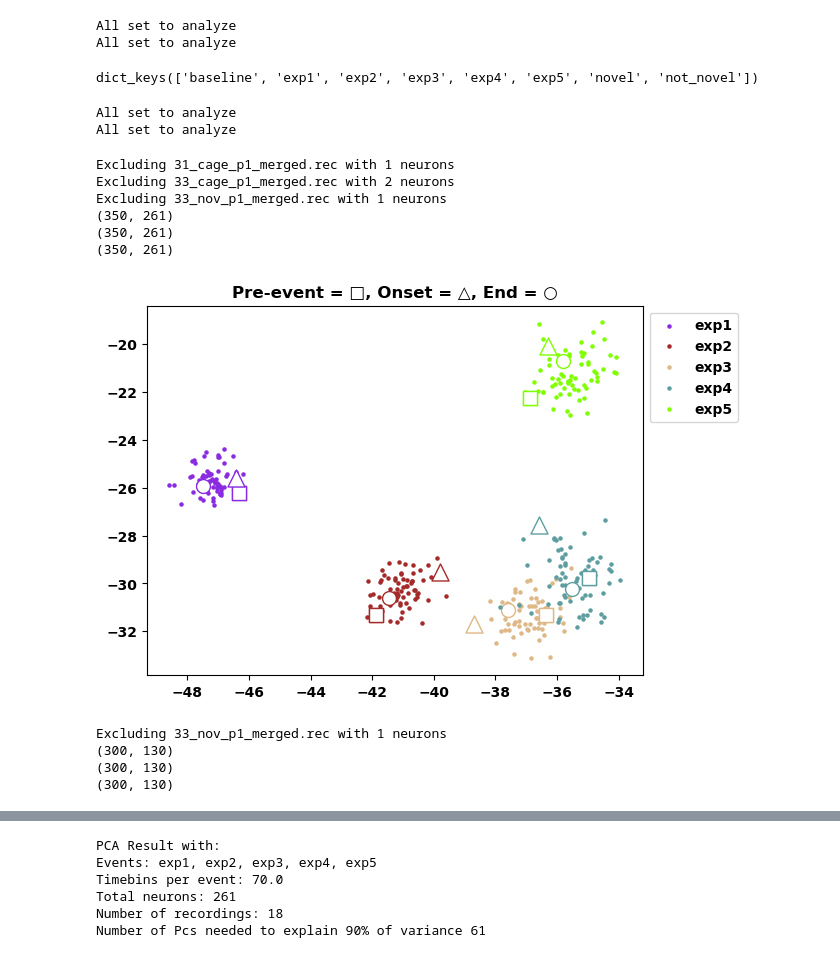
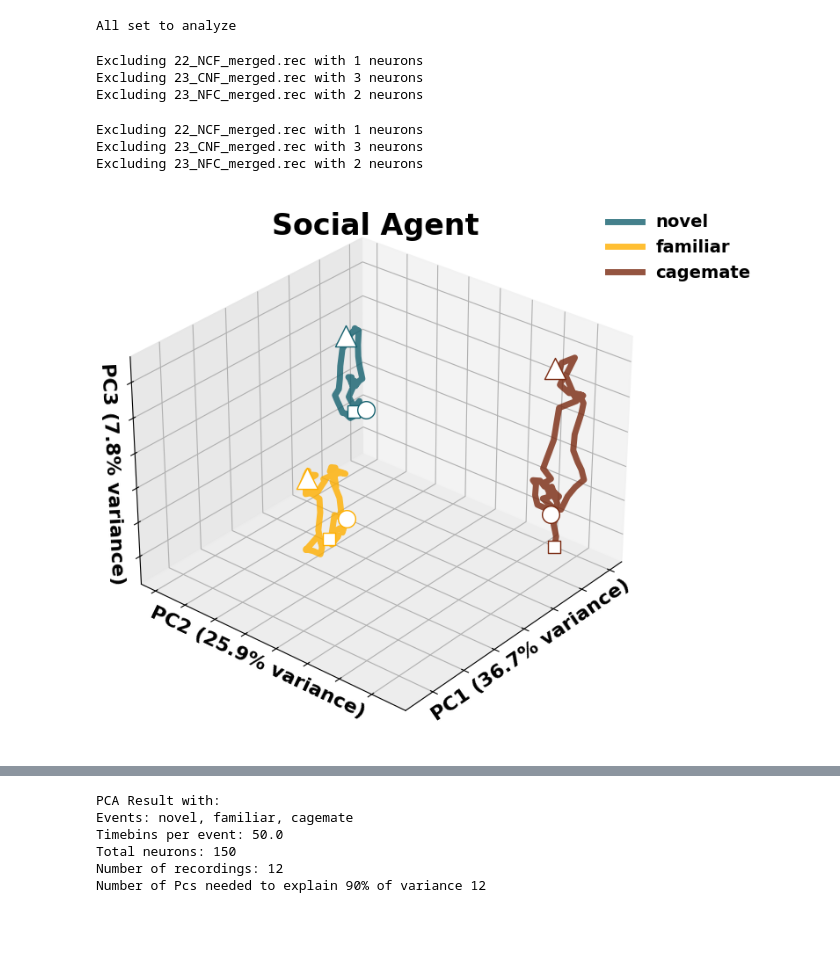
Before and after one commit to tomHep10/diff_fam_social_memory_ephys, a Jupyter notebook: pilot2/only_subjects/pca_analysis.ipynb, the cells around one changed output, grey strips where cells are left out. Cells and saved outputs as stored; diff of their text form; code cells hidden in the pictures; blank space fills up the shorter version.

```diff
--- a/pilot2/only_subjects/pca_analysis.ipynb
+++ b/pilot2/only_subjects/pca_analysis.ipynb
@@ -248,6 +239,6 @@ novel_collection = unpickle_this('novel_collection.pkl')
+# %%
+only_subjects_spike = sc.SpikeCollection.load_collection(r"pilot2\only_subjects\only_subjects_spike_collection\spike_collection.json")
 # %%
-cagemate_collection.analyze(timebin = 100, ignore_freq=0.5, smoothing_window=500)
-novel_collection.analyze(timebin = 100, ignore_freq=0.5, smoothing_window=500)
+only_subjects_spike.analyze(timebin = 100, ignore_freq=0.5, smoothing_window=500)
 # %% [output]
 All set to analyze
-All set to analyze
@@ -258,36 +245,23 @@ color_id_dict = {'novel': hex_2_rgb('#15616F'),
-# %%
-cagemate_collection.collection[0].event_dict.keys()
-# %% [output]
-dict_keys(['baseline', 'exp1', 'exp2', 'exp3', 'exp4', 'exp5', 'novel', 'not_novel'])
-# %%
-cagemate_collection.analyze(timebin = 100, ignore_freq=0.5)
-novel_collection.analyze(timebin = 100, ignore_freq=0.5)
-# %% [output]
-All set to analyze
-All set to analyze
 # %%
-import importlib
-importlib.reload(pca_trajectories)
-cagemate_pca_results = pca_trajectories.avg_trajectories_pca(cagemate_collection, 2, 5, events = ['exp1', 'exp2', 'exp3', 'exp4', 'exp5'],min_neurons=5, plot = True)
-novel_pca_results = pca_trajectories.avg_trajectories_pca(novel_collection, 3, 3, events = ['exp1', 'exp2', 'exp3', 'exp4', 'exp5'],min_neurons=5, plot = True)
+
+agent_pca_results = pcat.avg_trajectories_pca(only_subjects_spike, 3, 2, events = ['novel', 'familiar', 'cagemate'], min_neurons=5, plot = False)
+order_pca_results = pcat.avg_trajectories_pca(only_subjects_spike, 3, 2, events = ['exposure 1', 'exposure 2', 'exposure 3'],min_neurons=5, plot = False)
 
 exp_colors = [hex_2_rgb('#bc9488'),
               hex_2_rgb('#9b5f4c'),
-              hex_2_rgb('#792910'),
-              hex_2_rgb('#3c1508'),
-              hex_2_rgb('#15616F')]
-plot_pca_results_3d(cagemate_pca_results, "Cagemate Condition", exp_colors, azim = 40, elev = 30)
-plot_pca_results_2d(cagemate_pca_results, "Cagemate Condition", colors = exp_colors, legend_spot = (0.75, 1))
-print(cagemate_pca_results)
+              hex_2_rgb('#792910')]
+agent_colors = ['#15616F',
+                '#FFAF00',
+                '#792910']
+plot_pca_results_3d(agent_pca_results, "Social Agent", agent_colors, azim = 40, elev = 30)
+plot_pca_results_2d(agent_pca_results, "Social Agent", colors = agent_colors, legend_spot = (0.75, 1))
+
+print(agent_pca_results)
 # %% [output]
-Excluding 31_cage_p1_merged.rec with 1 neurons
-Excluding 33_cage_p1_merged.rec with 2 neurons
-Excluding 33_nov_p1_merged.rec with 1 neurons
-(350, 261)
-(350, 261)
-(350, 261)
+Excluding 22_NCF_merged.rec with 1 neurons
+Excluding 23_CNF_merged.rec with 3 neurons
+Excluding 23_NFC_merged.rec with 2 neurons
+Excluding 22_NCF_merged.rec with 1 neurons
+Excluding 23_CNF_merged.rec with 3 neurons
+Excluding 23_NFC_merged.rec with 2 neurons
-[figure, old version]
+[figure, new version]
-Excluding 33_nov_p1_merged.rec with 1 neurons
-(300, 130)
-(300, 130)
-(300, 130)
@@ -297,6 +269,6 @@ Excluding 33_nov_p1_merged.rec with 1 neurons
 PCA Result with:
-Events: exp1, exp2, exp3, exp4, exp5
-Timebins per event: 70.0
-Total neurons: 261
-Number of recordings: 18
-Number of Pcs needed to explain 90% of variance 61
+Events: novel, familiar, cagemate
+Timebins per event: 50.0
+Total neurons: 150
+Number of recordings: 12
+Number of Pcs needed to explain 90% of variance 12
```
Also changed, not shown: parts of 86 cells of this notebook, 31 other files.
